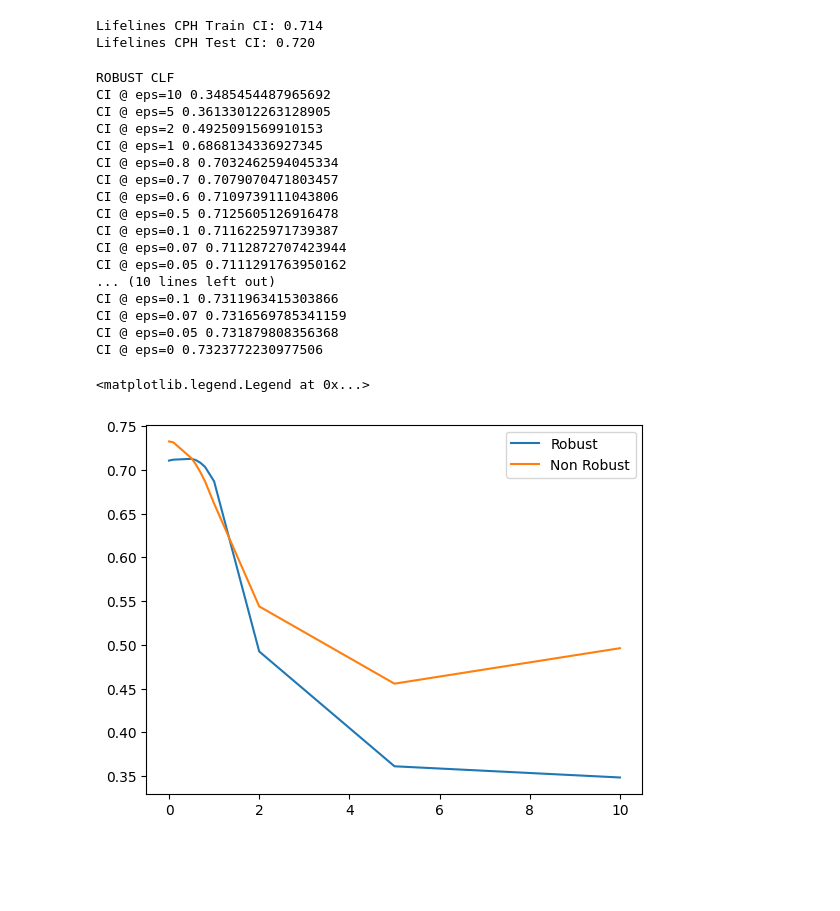
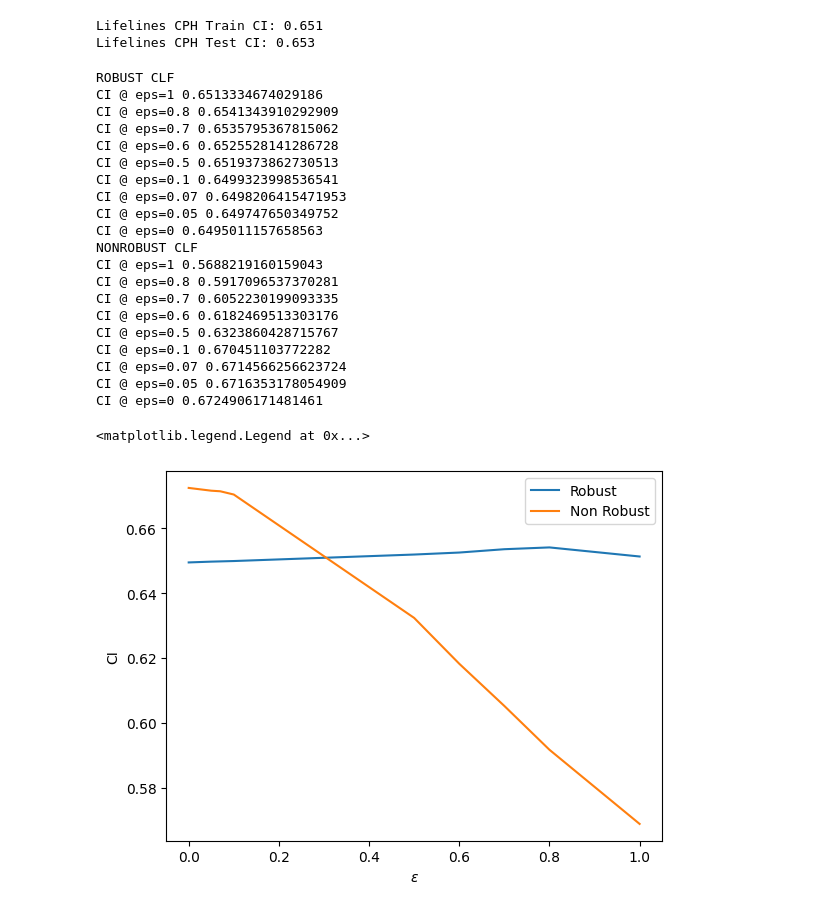
Before and after one commit to mlpotter/SAWAR, a Jupyter notebook: main_minimax.ipynb, the cells around one changed output. Drawn from its saved outputs; the diff is of its cells as text; code cells hidden in the pictures; blank space fills up the shorter version.

```diff
--- a/main_minimax.ipynb
+++ b/main_minimax.ipynb
@@ -54,15 +54,15 @@ args.norm=np.inf
 args.bound_type = "CROWN-IBP"
 args.num_epochs=150
 args.lr = 1e-3
-args.batch_size= 256
+args.batch_size= 512
 args.scheduler_name = "SmoothedScheduler"
 args.scheduler_opts = "start=100,length=10"
 args.hidden_dims = [50,50]
 args.pareto = [0.1,0.9]
 args.save_model = ""
-args.dataset = "Framingham"
+args.dataset = "dataDIVAT1"
 args.loss_wrapper="rhc_rank"
-args.weight = 1.0
+args.weight = 1 / args.batch_size
 args.sigma = 1.0
 # %%
 # GOOD DATASETS
@@ -228,36 +252,43 @@ print("Lifelines CPH Test CI: {:.3f}".format(clf_cph.score(df_test,scoring_metho
 # print("Lifelines EXP Train CI: {:.3f}".format(exp_ci_tr))
 # print("Lifelines EXP Test CI: {:.3f}".format(exp_ci_te))
 # %% [output]
-Lifelines CPH Train CI: 0.714
-Lifelines CPH Test CI: 0.720
+Lifelines CPH Train CI: 0.651
+Lifelines CPH Test CI: 0.653
 # %%
-epsilons = [10,5,2,1,.8,0.7,.6,0.5,0.1,0.07,0.05,0]
+epsilons = [1,.8,0.7,.6,0.5,0.1,0.07,0.05,0]
 print("ROBUST CLF")
 eps_,ci_ = concordance(clf_robust,dataloader_train,epsilons)
 plt.figure()
 plt.plot(eps_,ci_)
+plt.ylabel("CI")
+plt.xlabel("$\epsilon$")
 print("NONROBUST CLF")
 eps_,ci_ = concordance(clf_fragile,dataloader_train,epsilons)
 plt.plot(eps_,ci_)
+plt.ylabel("CI")
+plt.xlabel("$\epsilon$")
 plt.legend(["Robust","Non Robust"])
 # %% [output]
 ROBUST CLF
-CI @ eps=10 0.3485454487965692
-CI @ eps=5 0.36133012263128905
-CI @ eps=2 0.4925091569910153
-CI @ eps=1 0.6868134336927345
-CI @ eps=0.8 0.7032462594045334
-CI @ eps=0.7 0.7079070471803457
-CI @ eps=0.6 0.7109739111043806
-CI @ eps=0.5 0.7125605126916478
-CI @ eps=0.1 0.7116225971739387
-CI @ eps=0.07 0.7112872707423944
-CI @ eps=0.05 0.7111291763950162
-... (10 lines left out)
-CI @ eps=0.1 0.7311963415303866
-CI @ eps=0.07 0.7316569785341159
-CI @ eps=0.05 0.731879808356368
-CI @ eps=0 0.7323772230977506
+CI @ eps=1 0.6513334674029186
+CI @ eps=0.8 0.6541343910292909
+CI @ eps=0.7 0.6535795367815062
+CI @ eps=0.6 0.6525528141286728
+CI @ eps=0.5 0.6519373862730513
+CI @ eps=0.1 0.6499323998536541
+CI @ eps=0.07 0.6498206415471953
+CI @ eps=0.05 0.649747650349752
+CI @ eps=0 0.6495011157658563
+NONROBUST CLF
+CI @ eps=1 0.5688219160159043
+CI @ eps=0.8 0.5917096537370281
+CI @ eps=0.7 0.6052230199093335
+CI @ eps=0.6 0.6182469513303176
+CI @ eps=0.5 0.6323860428715767
+CI @ eps=0.1 0.670451103772282
+CI @ eps=0.07 0.6714566256623724
+CI @ eps=0.05 0.6716353178054909
+CI @ eps=0 0.6724906171481461
 <matplotlib.legend.Legend at 0x...>
-[figure, old version]
+[figure, new version]
 # %%
```
Also changed, not shown: parts of 18 cells of this notebook, 3 other files.
